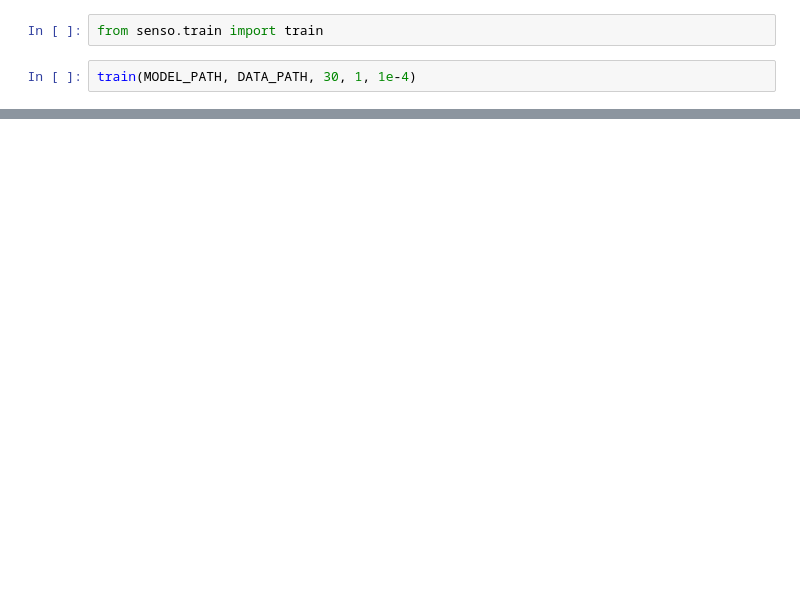
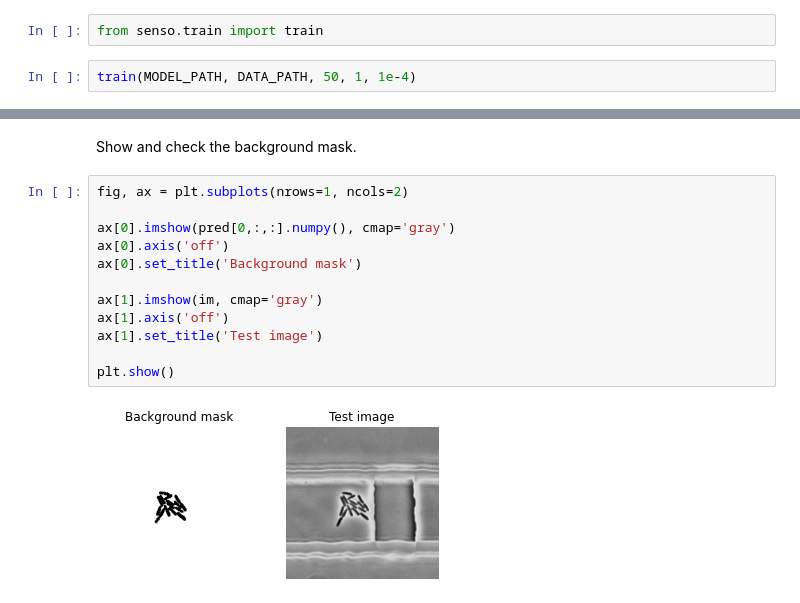
Before and after one commit to giansimone/U-Net, a Jupyter notebook: examples/example_cheetah_bacteria.ipynb, the cells around one changed output, grey strips where cells are left out. Saved outputs shown, nothing was run; the diff lists cells and outputs as text; blank space fills up the shorter version.

```diff
--- a/examples/example_cheetah_bacteria.ipynb
+++ b/examples/example_cheetah_bacteria.ipynb
@@ -10,7 +15,7 @@ sys.path.append(BASE_PATH)
 # %%
 from senso.train import train
 # %%
-train(MODEL_PATH, DATA_PATH, 30, 1, 1e-4)
+train(MODEL_PATH, DATA_PATH, 50, 1, 1e-4)
 # %% [output]
 Epoch 1
 -------------------------------
@@ -28,0 +60,16 @@ KeyboardInterrupt:
+# %% [markdown]
+Show and check the background mask.
+# %%
+fig, ax = plt.subplots(nrows=1, ncols=2)
+
+ax[0].imshow(pred[0,:,:].numpy(), cmap='gray')
+ax[0].axis('off')
+ax[0].set_title('Background mask')
+
+ax[1].imshow(im, cmap='gray')
+ax[1].axis('off')
+ax[1].set_title('Test image')
+
+plt.show()
+# %% [output]
+[figure, added]
```
Also changed, not shown: parts of 20 cells of this notebook, 1 other file.
